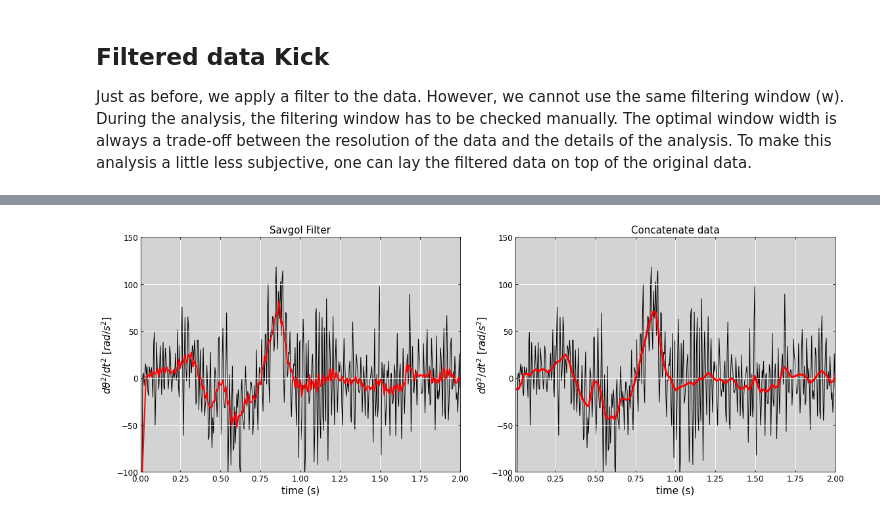
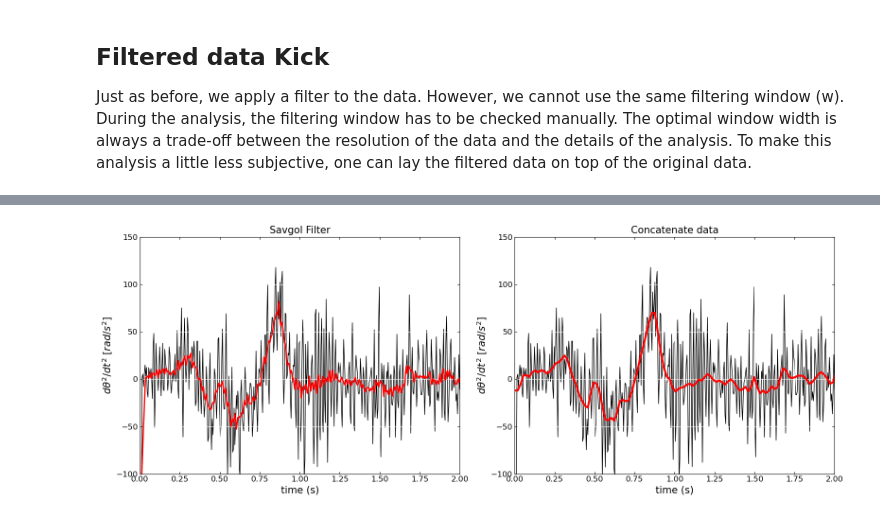
Before and after one commit to JBusink/Ndiff, a Jupyter notebook: code/Ndiff_kick.ipynb, the cells around one changed output, grey strips where cells are left out. Drawn from its saved outputs; the diff is of its cells as text; code cells hidden in the pictures.

Commit message:
Figures changed
new figures

```diff
--- a/code/Ndiff_kick.ipynb
+++ b/code/Ndiff_kick.ipynb
@@ -476,29 +476,28 @@ plt.plot(windowlist,maxlist)
 # %%
 x_opt = Angle[::4]
 t_opt = Time[::4]
 der_slice1 = np.gradient(x_opt,t_opt)
 der_slice2 = np.gradient(der_slice1,t_opt)
 
 fig,axes=plt.subplots(1,2,figsize=(16,6))
 axes[0].plot(Time, der2,color = 'black',lw=1,zorder=1)
 axes[0].plot(Time, savgol_filter(der2,11,1),color = 'red',lw=2,zorder=2)
 axes[0].set_title('Savgol Filter',fontsize=15)
 
 axes[1].plot(t_opt,der_slice2,color ='red',lw=3,zorder=2)
 axes[1].plot(Time, der2,color = 'black',lw=1,zorder=1)
 axes[1].set_title('Concatenate data',fontsize=15)
 
 for i in range(2):
     axes[i].set_ylim(-100,150)
     axes[i].set_xlim(0,2)
     axes[i].set_xlabel('time (s)',fontsize=15)
     axes[i].tick_params(direction="in",labelsize=12,bottom = True,top = True,left= True,right=True) #inward direction of tick-lines
     axes[i].set_ylabel(r'$d\theta^2/dt^2$ $[rad/s^2]$',fontsize=15)
-    axes[i].set_facecolor('lightgray')
     axes[i].grid(True,color='white')
 
 
 plt.tight_layout()
 plt.show()
 # %% [output]
-[figure, old version]
+[figure, new version]
```
Also changed, not shown: parts of 8 cells of this notebook, 2 other files.
